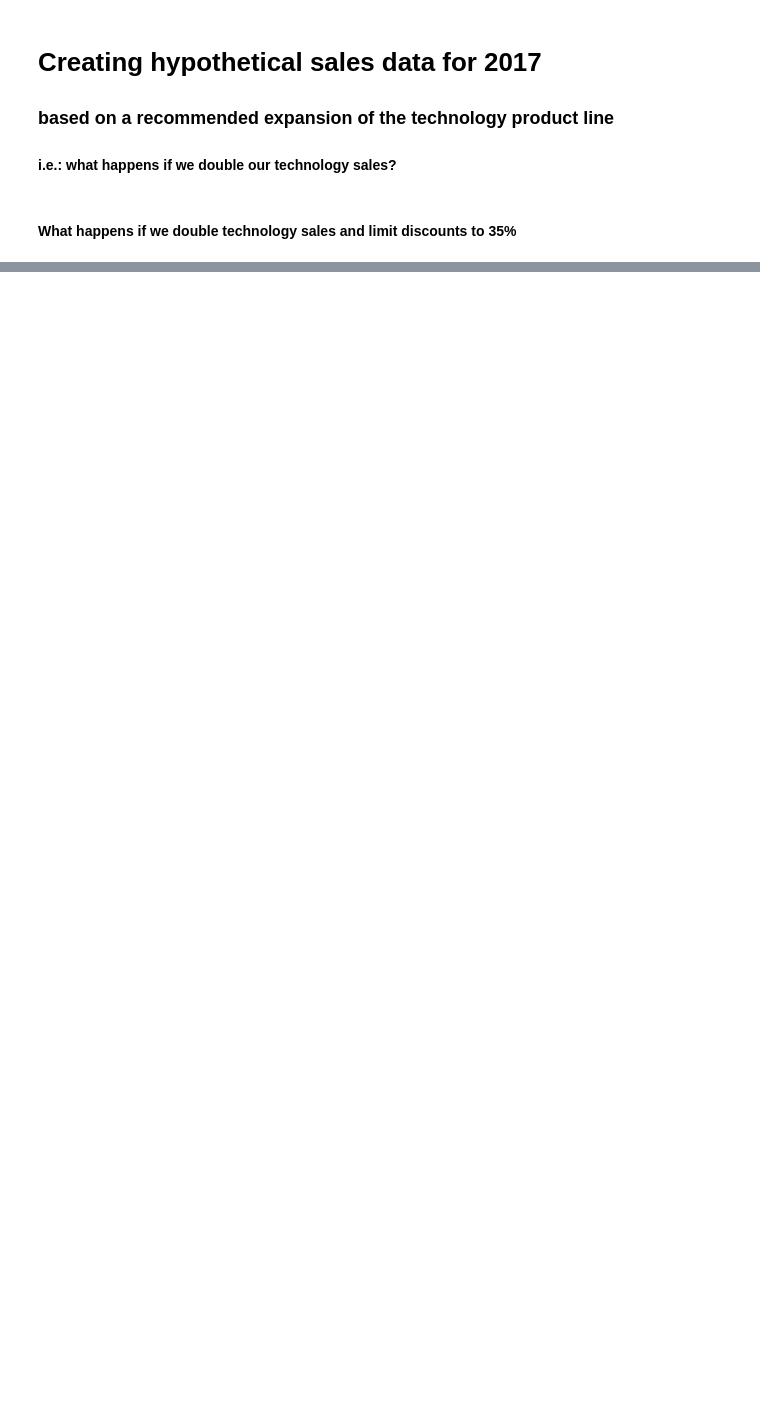
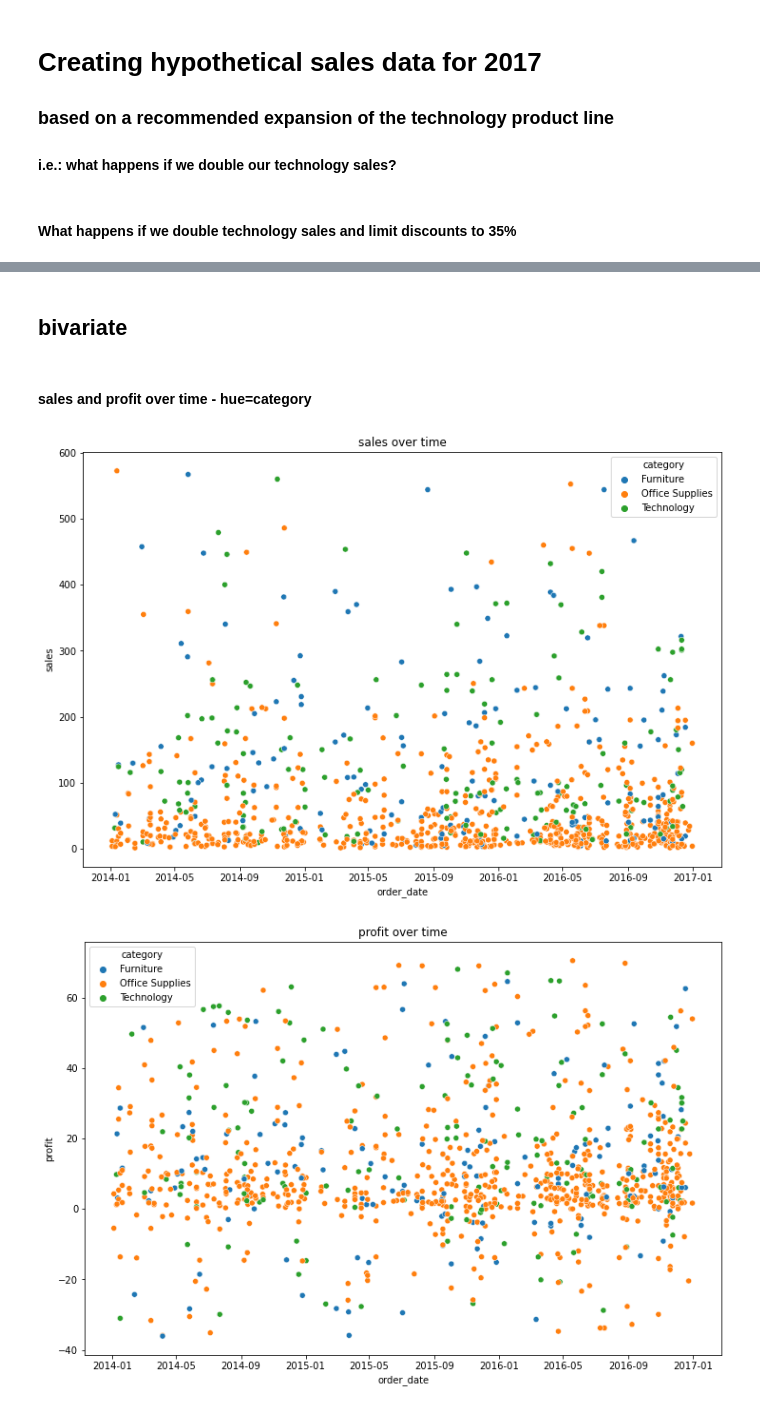
Before and after one commit to soap-dispersed/time-series-project, a Jupyter notebook: ben.ipynb, the cells around one changed output, grey strips where cells are left out. Drawn from its saved outputs; the diff is of its cells as text; code cells hidden in the pictures; blank space fills up the shorter version.

```diff
--- a/ben.ipynb
+++ b/ben.ipynb
@@ -185,0 +216,14 @@ plt.show()
+# %% [markdown]
+## bivariate
+# %% [markdown]
+#### sales and profit over time - hue=category
+# %%
+cols = ['sales', 'profit', 'sales_per_product', 'profit_per_product']
+for col in cols:
+    plt.figure(figsize=(12,8))
+    sns.scatterplot(data=train, x=train.index, y=col, hue='category')
+    plt.title(f'{col} over time')
+    plt.show()
+# %% [output]
+[figure, added]
+[figure, added]
```
Also changed, not shown: parts of 40 cells of this notebook.
